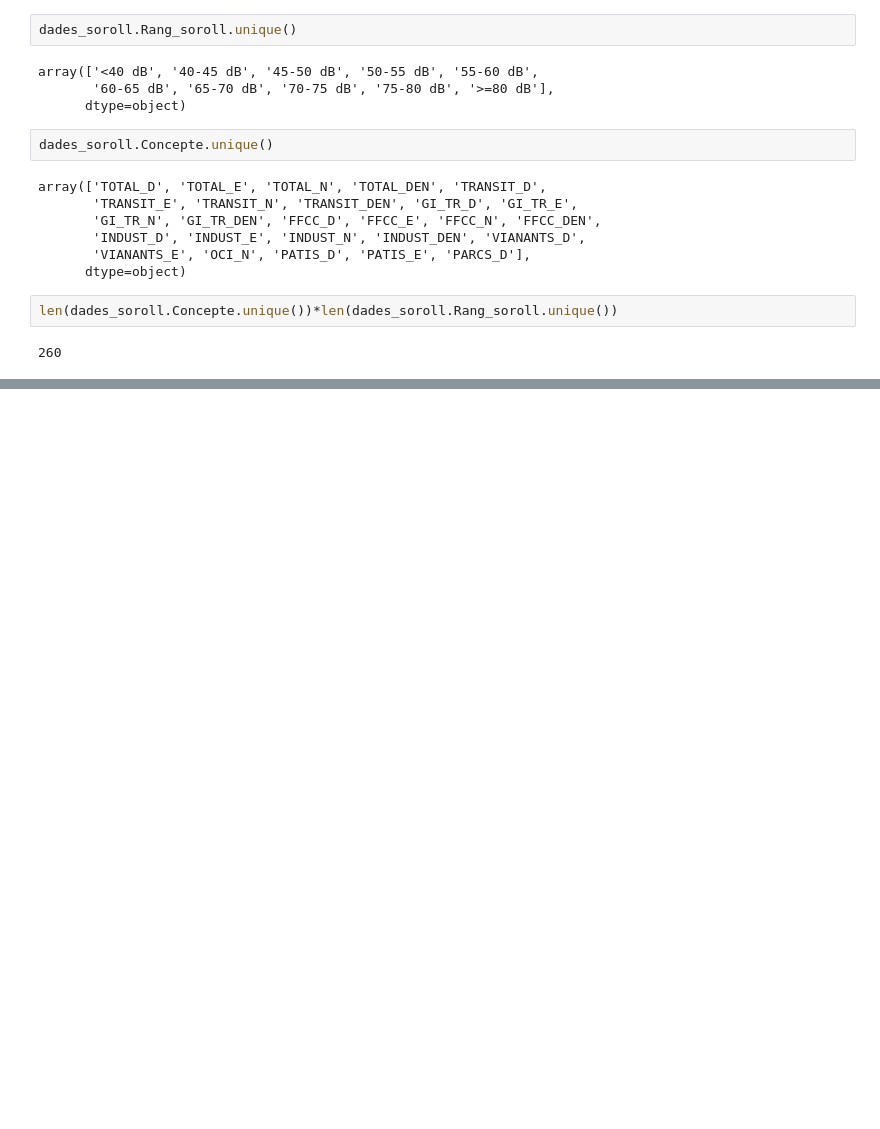
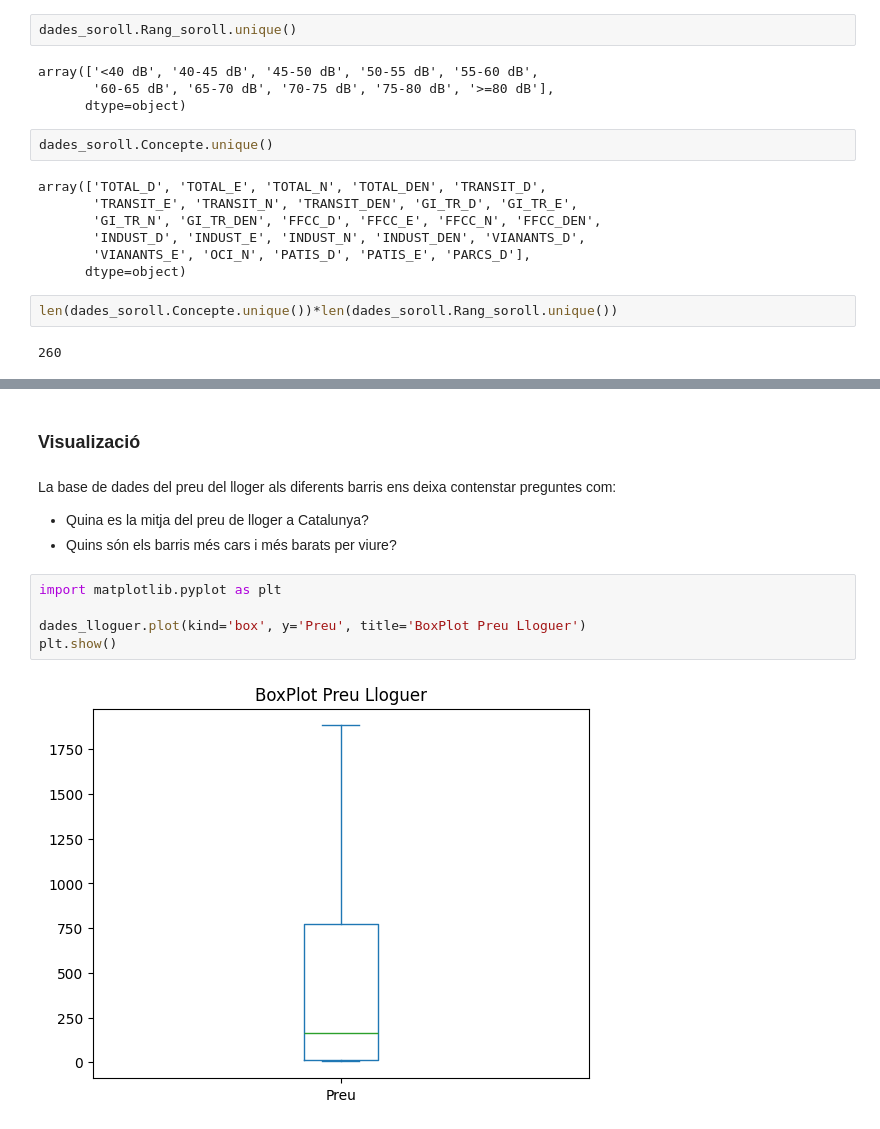
Before and after one commit to mpilligua/Jump2Digital-DataScience, a Jupyter notebook: Main.ipynb, the cells around one changed output, grey strips where cells are left out. Cells and saved outputs as stored; diff of their text form; blank space fills up the shorter version.

```diff
--- a/Main.ipynb
+++ b/Main.ipynb
@@ -214,0 +225,13 @@ plt.show()
+# %% [markdown]
+### Visualizació
+# %% [markdown]
+La base de dades del preu del lloger als diferents barris ens deixa contenstar preguntes com:
+- Quina es la mitja del preu de lloger a Catalunya?
+- Quins són els barris més cars i més barats per viure?
+# %%
+import matplotlib.pyplot as plt
+
+dades_lloguer.plot(kind='box', y='Preu', title='BoxPlot Preu Lloguer')
+plt.show()
+# %% [output]
+[figure, added]
```
Also changed, not shown: parts of 41 cells of this notebook, 1 other file.
